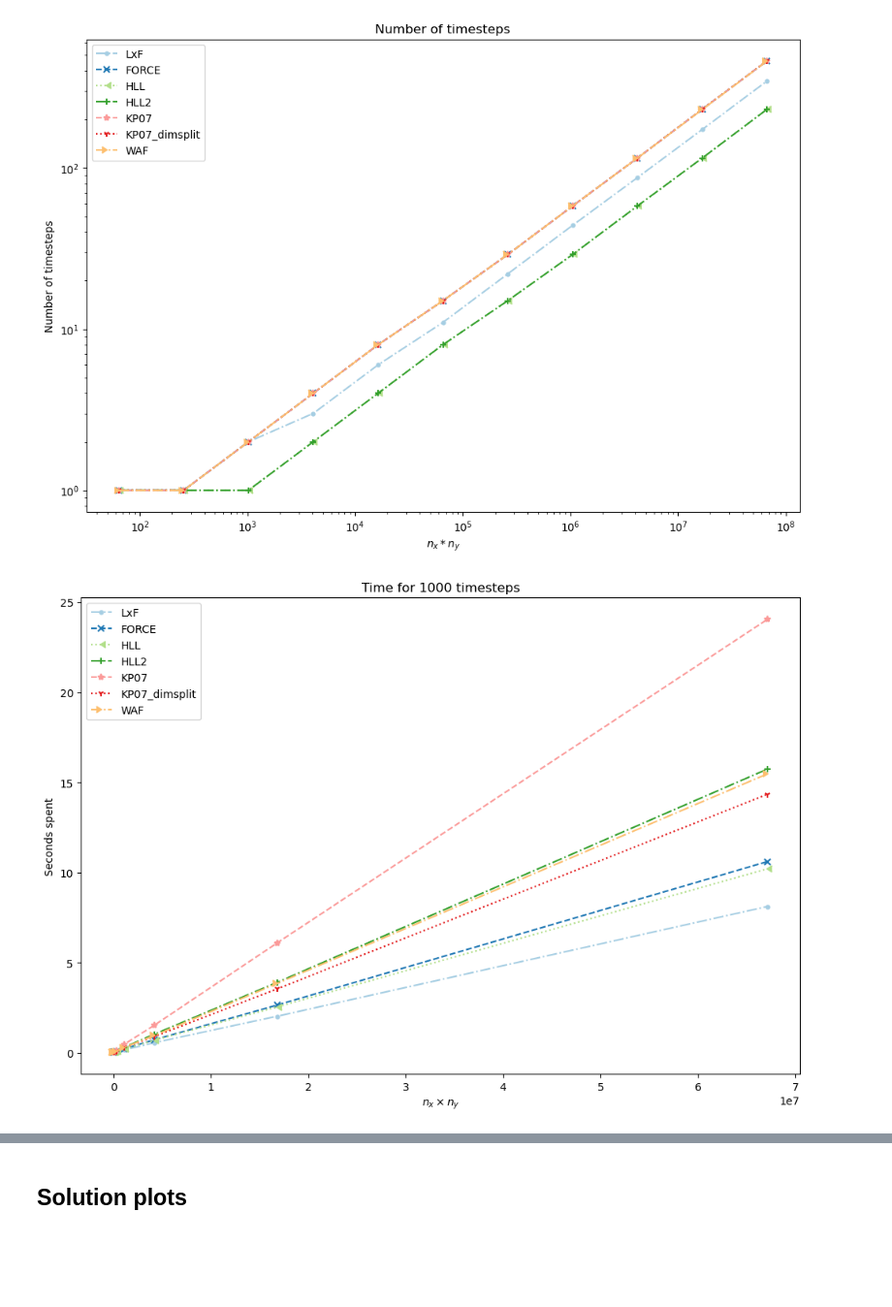
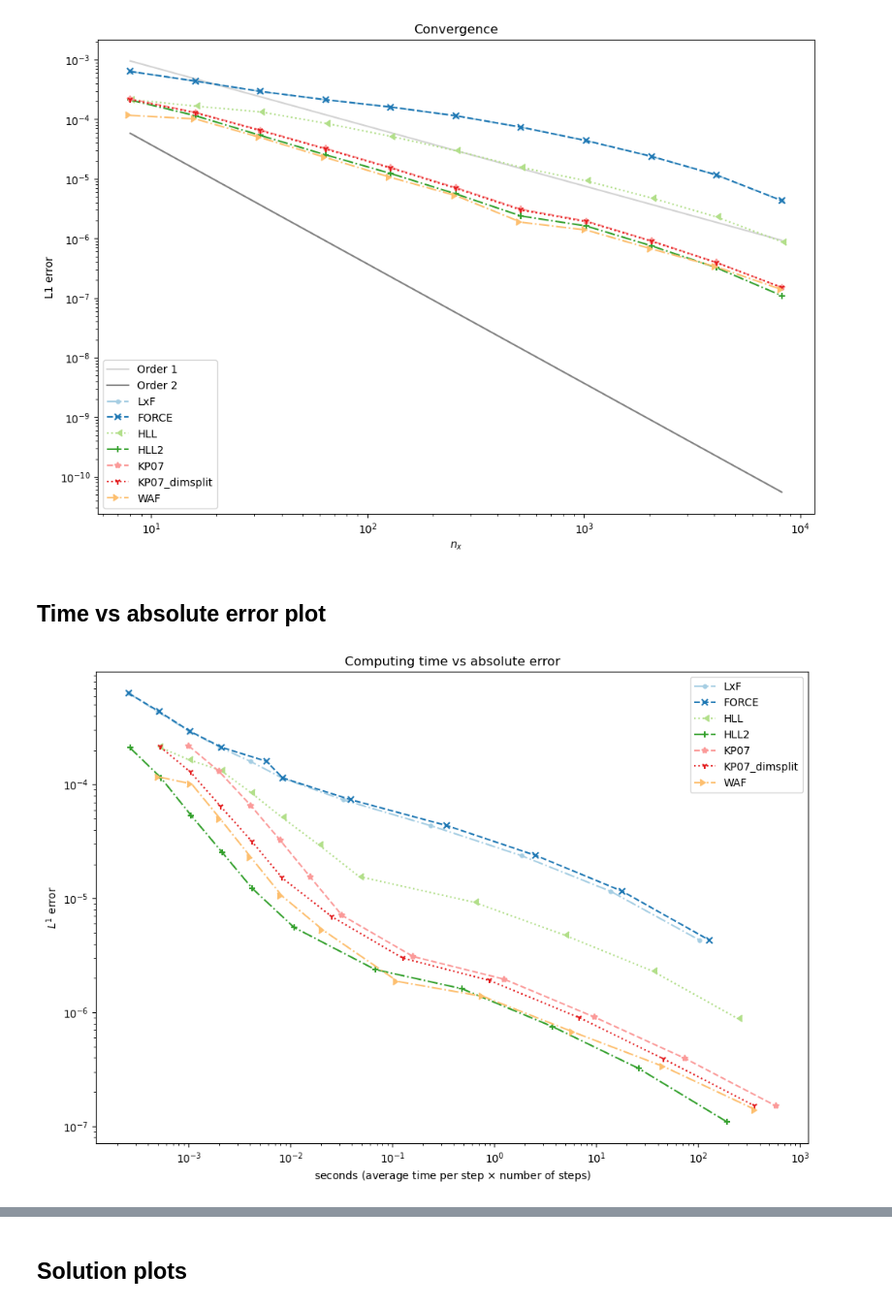
Before and after one commit to aadi-bh/FiniteVolumeGPU, a Jupyter notebook: plotter_simulator.ipynb, the cells around one changed output, grey strips where cells are left out. Shown at 97% size. Saved outputs shown, nothing was run; the diff lists cells and outputs as text; code cells hidden in the pictures; blank space fills up the shorter version.

```diff
--- a/plotter_simulator.ipynb
+++ b/plotter_simulator.ipynb
@@ -41,0 +29,5 @@ ref_file = lambda simulator: gen_filename(None,
+# %%
+#ic = 'bump'
+ic = 'dambreak'
+#ic = 'bump'
+print(f'ic = {ic}')
@@ -208,30 +232,40 @@ import miscPlotting
 import importlib
 importlib.reload(miscPlotting)
 fig = plt.figure()
+x_axis_start = np.min(ds_x)
+scaling = np.max(sim_errors[:,0]) * 1.5 * x_axis_start
+plt.plot(ds_x[0], scaling / np.array(ds_x[0]), '-', c='lightgray', label='Order 1')
+scaling = np.min(sim_errors[:,0]) * 0.5 * x_axis_start ** 2
+plt.plot(ds_x[0], scaling / np.power(ds_x[0], 2), '-', c='gray', label='Order 2')
 
 miscPlotting.setBwStyles(fig.gca())
 for i, simulator in enumerate(simulators):
-    plt.loglog(ds_x[i] * ds_y[i], sim_nt[i], label = simulator.__name__)
-    plt.xlabel("$n_x * n_y$")
-    plt.ylabel("Number of timesteps")
+    plt.loglog(ds_x[i,:], sim_errors[i,:], label = simulator.__name__)
+    plt.xlabel("$n_x$")
+    plt.ylabel("L1 error")
 plt.legend()
-plt.title("Number of timesteps")
-miscPlotting.save_figure(fig, "number_of_timesteps", ic)
+plt.title("Convergence")
+miscPlotting.save_figure(fig, "convergence_rate", ic)
 # %% [output]
-[figure, old version]
+[figure, new version]
+# %% [markdown]
+## Time vs absolute error plot
 # %%
+# Plot the timing and error data
 import miscPlotting
 import importlib
 importlib.reload(miscPlotting)
+secs_per_timestep = longsim_elapsed_time / longsim_nt
 fig = plt.figure()
+miscPlotting.setBwStyles(fig.gca())
+plt.title("Computing time vs absolute error")
 
-miscPlotting.setBwStyles(fig.gca())
 for i, simulator in enumerate(simulators):
-    plt.plot(ds_x[i] * ds_y[i], longsim_elapsed_time[i], label = f"{simulator.__name__}")
-    plt.xlabel("$n_x\\times n_y$")
-    plt.ylabel("Seconds spent")
+    plt.loglog(secs_per_timestep[i,:] * sim_nt[i,:], sim_errors[i,:], label = simulator.__name__)
+    plt.ylabel("$L^1$ error")
+    plt.xlabel("seconds (average time per step $\\times$ number of steps)")
+
 plt.legend()
-plt.title(f"Time for {longsim_nt.astype(int)} timesteps")
-miscPlotting.save_figure(fig, "time_spent_for_bignumber_timesteps", ic)
+miscPlotting.save_figure(fig, "time_vs_absolute_error", ic)
 # %% [output]
-[figure, old version]
+[figure, new version]
```
Also changed, not shown: parts of 34 cells of this notebook, 1 other file.
